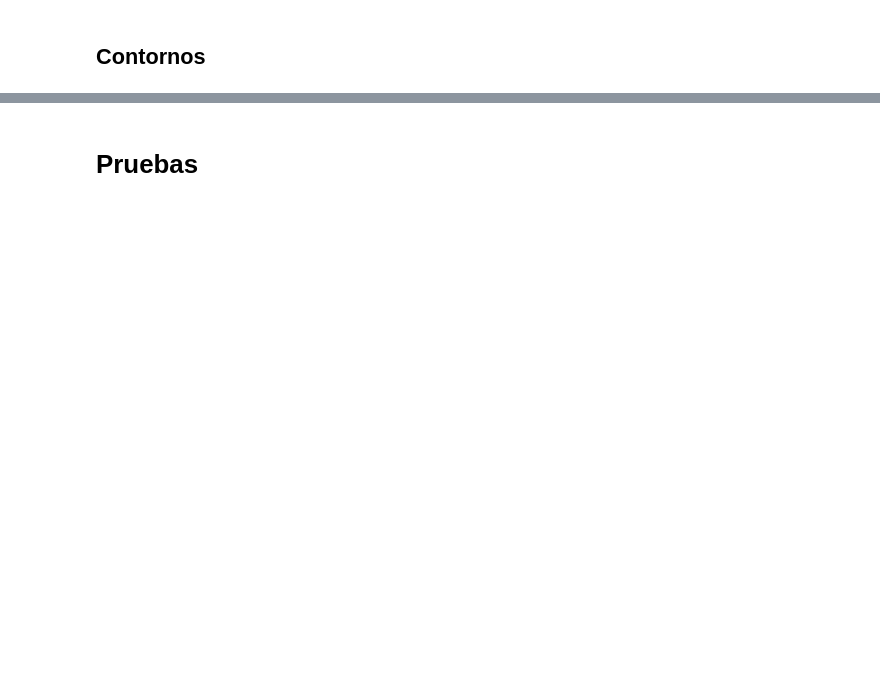
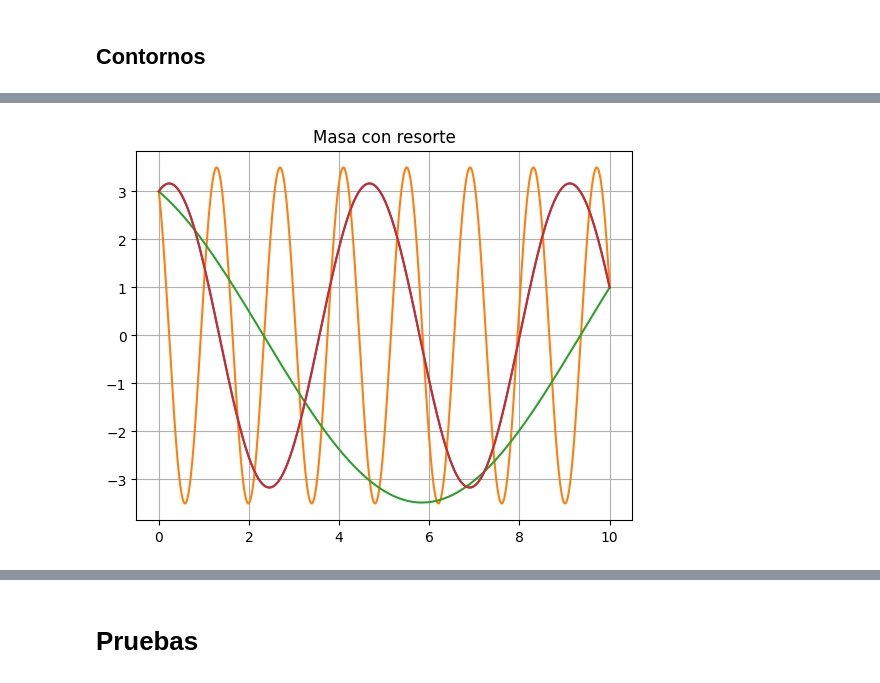
Before and after one commit to BernardoPironio/Ejercicios_calculo_numerico, a Jupyter notebook: Ejercicios calculo.ipynb, the cells around one changed output, grey strips where cells are left out. Cells and saved outputs as stored; diff of their text form; code cells hidden in the pictures; blank space fills up the shorter version.

```diff
--- a/Ejercicios calculo.ipynb
+++ b/Ejercicios calculo.ipynb
@@ -546,0 +466,34 @@ plt.grid()
+# %%
+def contornos(t0,tf,z0,a,k,c,f = lambda t: 0,h = None,N = None):
+    if h is None and N is None:
+        raise ValueError("Debe proporcionar h o N")
+    if h is not None and N is not None:
+        raise ValueError("Debe proporcionar h o N, no ambos")
+    if N is not None:
+        h = (tf - t0)/N
+    if h is not None:
+        N = int((tf-t0)/h)
+
+    t = np.linspace(t0,tf,N+1)
+
+    diagonal =  (-4*a + 2*(h**2)*c) * np.eye(N-1)
+    diagonal_inferior = (2*a - h*k) * np.eye(N-1,k = -1)
+    diagonal_superior = (2*a + h*k) * np.eye(N-1, k = 1)
+
+
+    A = diagonal + diagonal_inferior + diagonal_superior
+
+    b = np.zeros(N-1)
+
+    for i in range(0,N-1):
+        b[i] = 2*(h**2)*f(t[i])
+
+    b[0] -= z0[0]*(2*a - h*k)
+    b[-1] -= z0[1]*(2*a + h*k)
+
+    x = np.zeros(N+1)
+    x[1:N] = np.linalg.solve(A,b)
+    x[0] = z0[0]
+    x[-1] = z0[1]
+
+    return A, b, x, t, h, N
@@ -546,0 +525,12 @@ plt.grid()
+# %%
+plt.figure()
+plt.title('Masa con resorte')
+
+for k in [0.5,0.05]:
+    for m in [0.25,0.025]:
+        A,b,x,t,h,N = contornos(0,10,np.array([3,1]),m,0,k,h = 0.005)
+        plt.plot(t,x)
+
+plt.grid()
+# %% [output]
+[figure, added]
```
Also changed, not shown: parts of 62 cells of this notebook, 2 other files.
